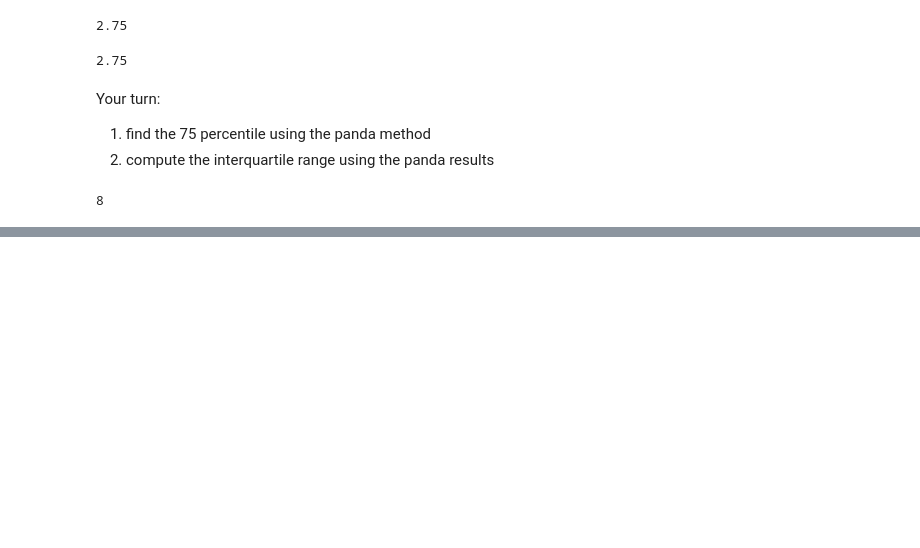
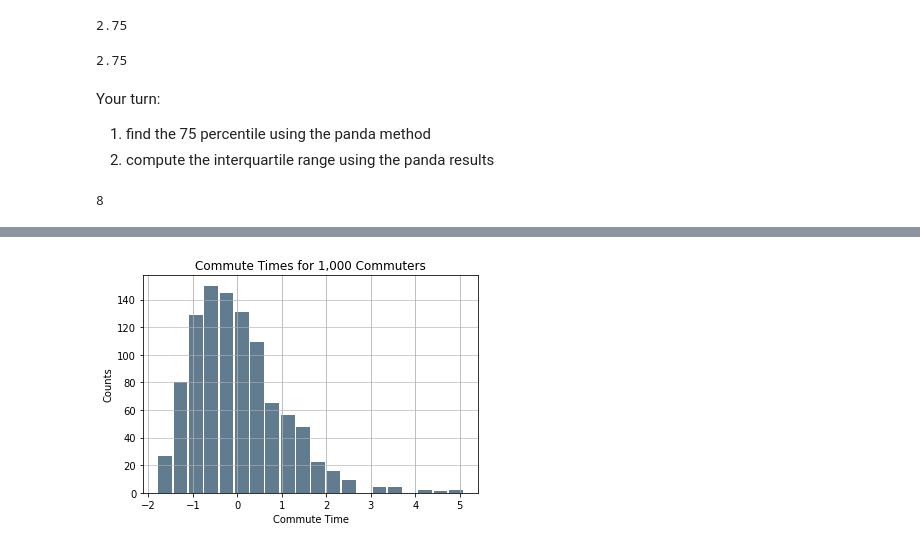
Before and after one commit to changsksu/IMSE_Data_Science, a Jupyter notebook: Descriptive_Statistics.ipynb, the cells around one changed output, grey strips where cells are left out. Cells and saved outputs as stored; diff of their text form; code cells hidden in the pictures; blank space fills up the shorter version.

```diff
--- a/Descriptive_Statistics.ipynb
+++ b/Descriptive_Statistics.ipynb
@@ -119,0 +154,17 @@ len(x)
+# %%
+#Cental limit theorm demo
+# panda & Matplot histogram example; 1000 obs from a Gamma dist in 20 bins
+size, scale = 1000, 10
+x2 = pd.Series(np.random.gamma(scale, size=size) ** 1.5)
+mu2=np.mean(x2)
+std2=np.std(x2)
+z2=(x2-mu2)/std2
+
+z2.plot.hist(grid=True, bins=20, rwidth=0.9,
+                   color='#607c8e')
+plt.title('Commute Times for 1,000 Commuters')
+plt.xlabel('Commute Time')
+plt.ylabel('Counts')
+plt.grid(axis='y', alpha=0.75)
+# %% [output]
+[figure, added]
```
Also changed, not shown: parts of 11 cells of this notebook.
